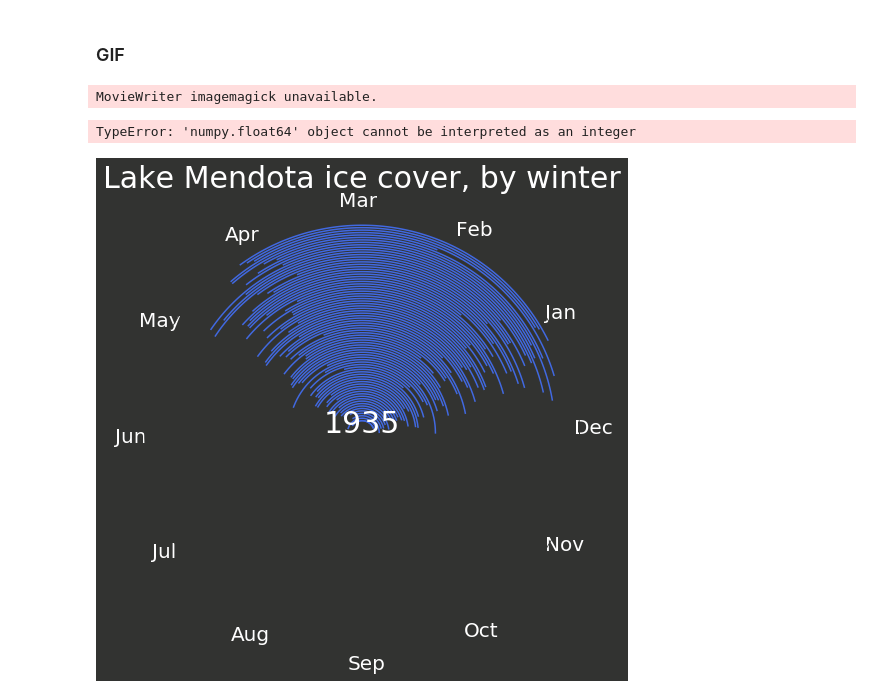
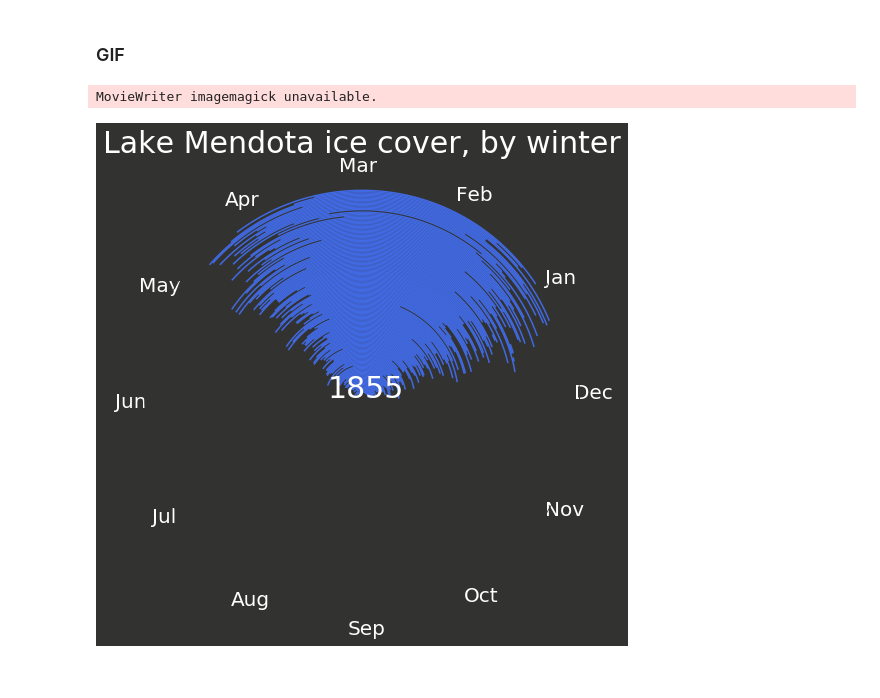
Before and after one commit to scottishbee/mendota_ice, a Jupyter notebook: Mendota ice graphic.ipynb, the cells around one changed output. Cells and saved outputs as stored; diff of their text form; code cells hidden in the pictures.

```diff
--- a/Mendota ice graphic.ipynb
+++ b/Mendota ice graphic.ipynb
@@ -182,14 +182,12 @@ import matplotlib.pyplot as plt
 # %%
 #given a single row, pull the values necessary for plotting
 def plot_year(row_y):
-    #df_2000 = df.loc[153]
 
-    #print(row_y['days_ice'], '-' in row_y['days_ice'])
     r = int(row_y['winter_starting']) - 1850
 
     #some rows have missing days
     if '-' in row_y['days_ice']:
-        days = round(366 * (row_y['ice_off_frac'] - row_y['ice_on_frac'])) + 1
+        days = int(round(366 * (row_y['ice_off_frac'] - row_y['ice_on_frac']))) + 1
     else:
         days = int(row_y['days_ice'])
 
@@ -270,33 +268,32 @@ start = 7.0 / 366 #Dec 1 is 7 days past the start of season
 incr = [start + i * 2 * np.pi / 12 for i in range(12)]
 
 ax1.set_xticks(incr)
 ax1.set_xticklabels(month_names, color='white', size=20)
 ax1.tick_params(axis='both', grid_linewidth=0)
 ax1.spines['polar'].set_color('#323331')
 
 ax1.axes.get_yaxis().set_ticklabels([])
 
 
 
 year_text = [None]
 def update(i):
     year = df.iloc[i]
     theta, rads, days = plot_year(year)
     ax1.plot(theta, rads, c= '#4169e1')
 
     if year_text[0]:
         year_text[0].remove()
     year_text[0] = ax1.text(0,0, year['winter_starting']
         ,color='white'
         ,size=30
         ,ha='center')
 
     return ax1
 
-anim = FuncAnimation(fig, update, frames=df.shape[0], repeat=False, blit=False)
+anim = FuncAnimation(fig, update, frames=df.shape[0], repeat=False) #, blit=False)
 
 anim.save('mendota_spiral.gif', dpi=120, writer='imagemagick', savefig_kwargs={'facecolor':'#323331'})
 # %% [output]
 MovieWriter imagemagick unavailable.
-TypeError: 'numpy.float64' object cannot be interpreted as an integer
-[figure, old version]
+[figure, new version]
```
Also changed, not shown: 1 other file.
